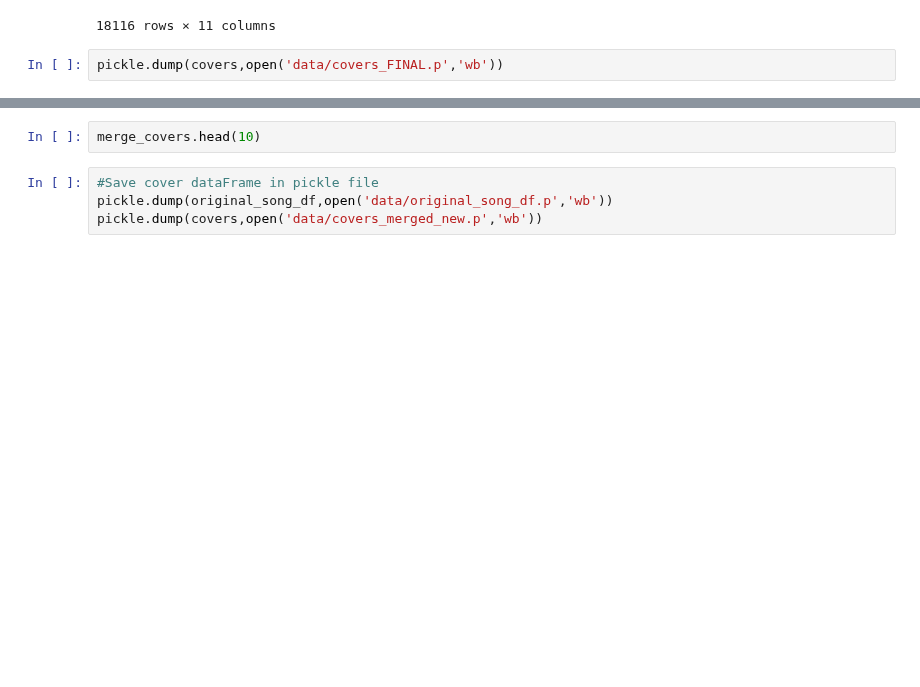
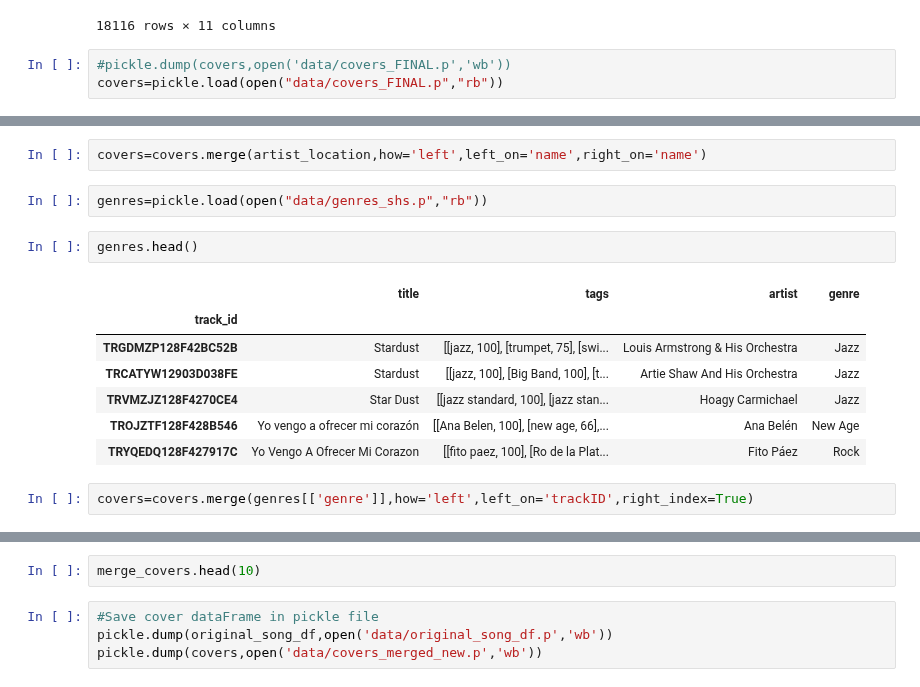
Before and after one commit to padesplaces/ada2017, a Jupyter notebook: project/Project Notebook.ipynb, the cells around one changed output, grey strips where cells are left out. Saved outputs shown, nothing was run; the diff lists cells and outputs as text; blank space fills up the shorter version.

```diff
--- a/project/Project Notebook.ipynb
+++ b/project/Project Notebook.ipynb
@@ -745,4 +728,5 @@ merge(covers)
 | 18115 | TRMTMWV128F92F6F78 | ARDYR3C1187FB461CE | 9986 | 5853 | George Thorogood And The Destroyers | Tip On In | George Thorogood & The Destroyers | Missing | 1980 | 9984 | ... |
 18116 rows × 11 columns
 # %%
-pickle.dump(covers,open('data/covers_FINAL.p','wb'))
+#pickle.dump(covers,open('data/covers_FINAL.p','wb'))
+covers=pickle.load(open("data/covers_FINAL.p","rb"))
@@ -752,0 +745,16 @@ len(covers.clique_id.unique())
+# %%
+covers=covers.merge(artist_location,how='left',left_on='name',right_on='name')
+# %%
+genres=pickle.load(open("data/genres_shs.p","rb"))
+# %%
+genres.head()
+# %% [output]
+|  | title | tags | artist | genre |
+| track_id |  |  |  |  |
+| TRGDMZP128F42BC52B | Stardust | [[jazz, 100], [trumpet, 75], [swi... | Louis Armstrong & His Orchestra | Jazz |
+| TRCATYW12903D038FE | Stardust | [[jazz, 100], [Big Band, 100], [t... | Artie Shaw And His Orchestra | Jazz |
+| TRVMZJZ128F4270CE4 | Star Dust | [[jazz standard, 100], [jazz stan... | Hoagy Carmichael | Jazz |
+| TROJZTF128F428B546 | Yo vengo a ofrecer mi corazón | [[Ana Belen, 100], [new age, 66],... | Ana Belén | New Age |
+| TRYQEDQ128F427917C | Yo Vengo A Ofrecer Mi Corazon | [[fito paez, 100], [Ro de la Plat... | Fito Páez | Rock |
+# %%
+covers=covers.merge(genres[['genre']],how='left',left_on='trackID',right_index=True)
```
Also changed, not shown: parts of 11 cells of this notebook, 3 other files.
